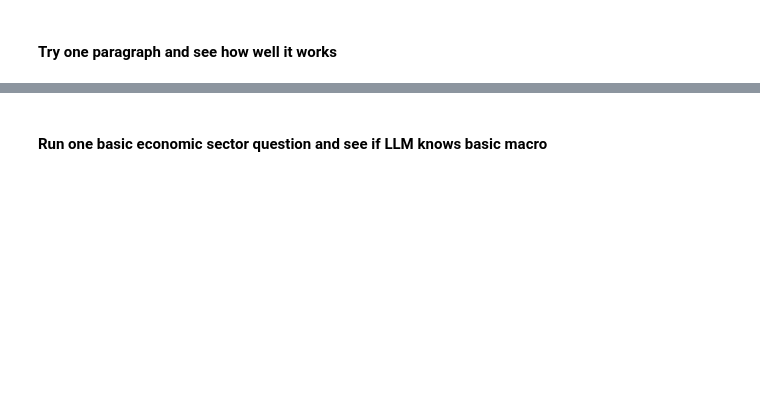
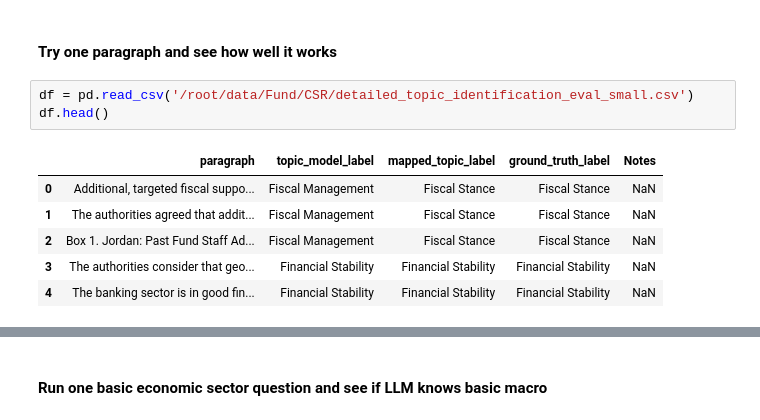
Before and after one commit to johnsonice/Fund_ISR, a Jupyter notebook: notebooks/detailed_topic_classification_llm_open_model.ipynb, the cells around one changed output, grey strips where cells are left out. Saved outputs shown, nothing was run; the diff lists cells and outputs as text; blank space fills up the shorter version.

```diff
--- a/notebooks/detailed_topic_classification_llm_open_model.ipynb
+++ b/notebooks/detailed_topic_classification_llm_open_model.ipynb
@@ -78,3 +112,13 @@ The Los Angeles Dodgers won the World Series in 2020, defeating the Tampa Bay Ra
 # %% [markdown]
 #### Try one paragraph and see how well it works
+# %%
+df = pd.read_csv('/root/data/Fund/CSR/detailed_topic_identification_eval_small.csv')
+df.head()
+# %% [output]
+|  | paragraph | topic_model_label | mapped_topic_label | ground_truth_label | Notes |
+| 0 | Additional, targeted fiscal suppo... | Fiscal Management | Fiscal Stance | Fiscal Stance | NaN |
+| 1 | The authorities agreed that addit... | Fiscal Management | Fiscal Stance | Fiscal Stance | NaN |
+| 2 | Box 1. Jordan: Past Fund Staff Ad... | Fiscal Management | Fiscal Stance | Fiscal Stance | NaN |
+| 3 | The authorities consider that geo... | Financial Stability | Financial Stability | Financial Stability | NaN |
+| 4 | The banking sector is in good fin... | Financial Stability | Financial Stability | Financial Stability | NaN |
 # %%
```
Also changed, not shown: parts of 23 cells of this notebook, 3 other files.
